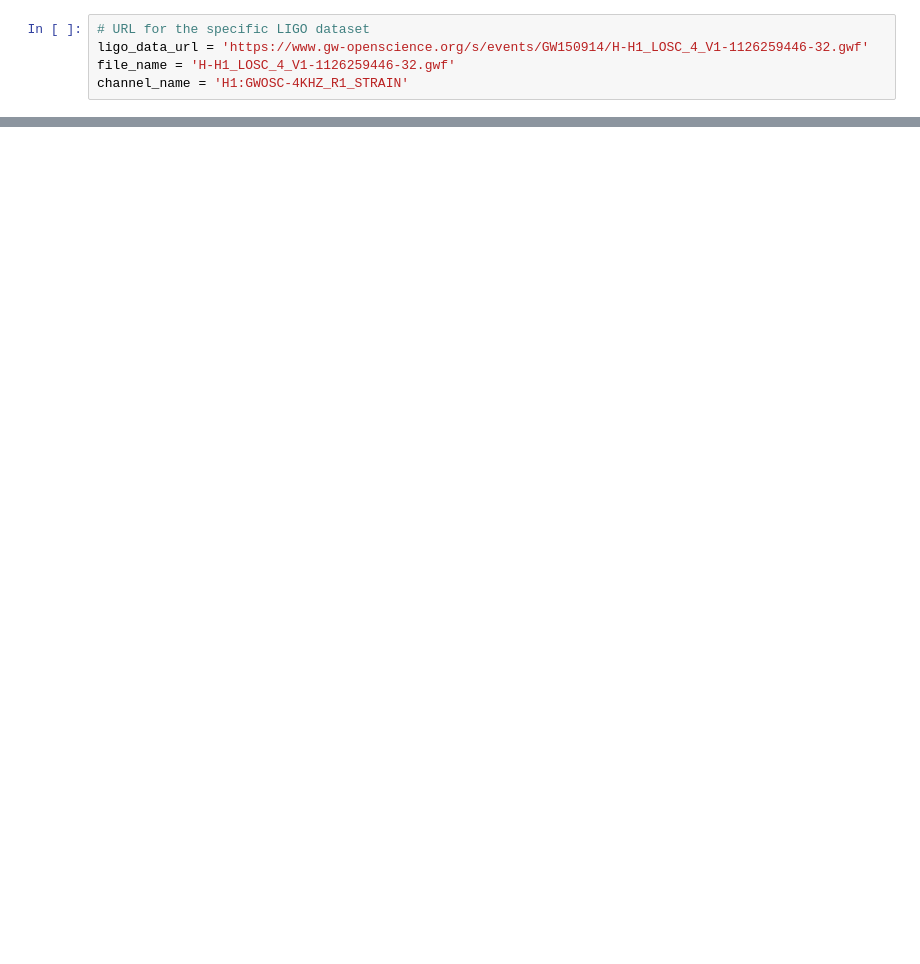
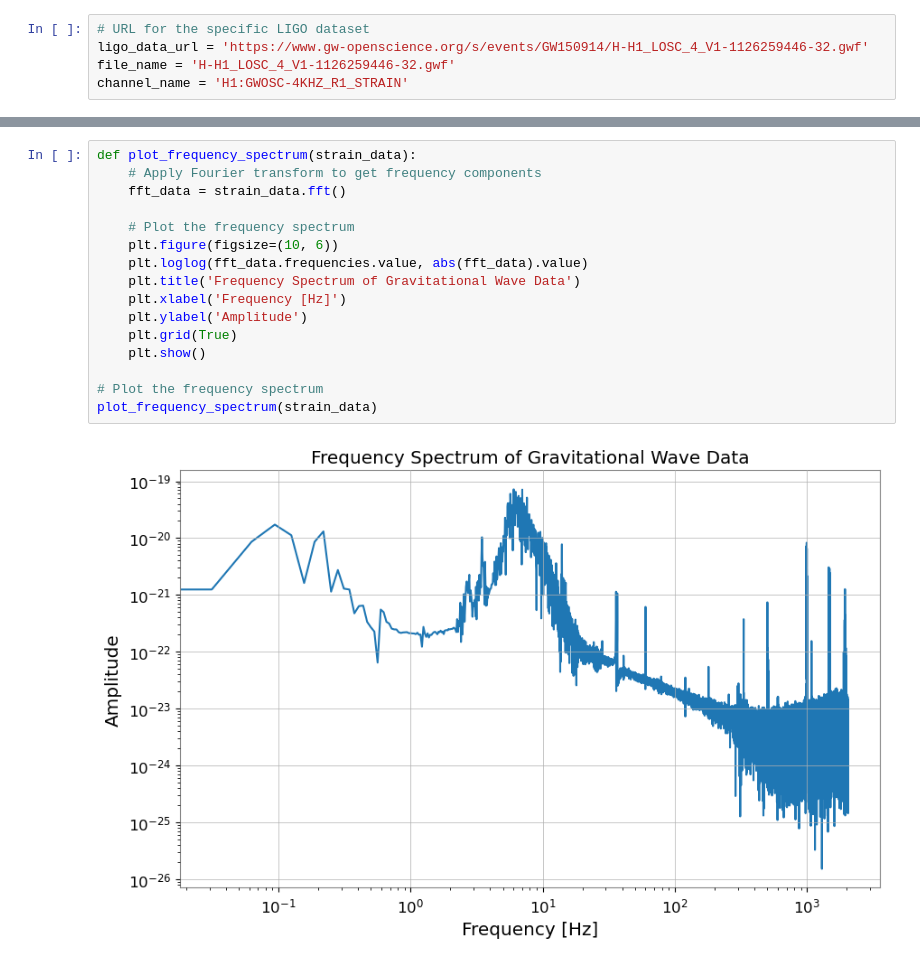
Before and after one commit to statmallu/NFL, a Jupyter notebook: bayesian_gravitational_wave_signal_processing/gravitational_wave_signal_processing.ipynb, the cells around one changed output, grey strips where cells are left out. Saved outputs shown, nothing was run; the diff lists cells and outputs as text; blank space fills up the shorter version.

```diff
--- a/bayesian_gravitational_wave_signal_processing/gravitational_wave_signal_processing.ipynb
+++ b/bayesian_gravitational_wave_signal_processing/gravitational_wave_signal_processing.ipynb
@@ -100,0 +108,18 @@ plot_time_series(strain_data, filtered_data)
+# %%
+def plot_frequency_spectrum(strain_data):
+    # Apply Fourier transform to get frequency components
+    fft_data = strain_data.fft()
+
+    # Plot the frequency spectrum
+    plt.figure(figsize=(10, 6))
+    plt.loglog(fft_data.frequencies.value, abs(fft_data).value)
+    plt.title('Frequency Spectrum of Gravitational Wave Data')
+    plt.xlabel('Frequency [Hz]')
+    plt.ylabel('Amplitude')
+    plt.grid(True)
+    plt.show()
+
+# Plot the frequency spectrum
+plot_frequency_spectrum(strain_data)
+# %% [output]
+[figure, added]
```
Also changed, not shown: parts of 41 cells of this notebook, 8 other files.
